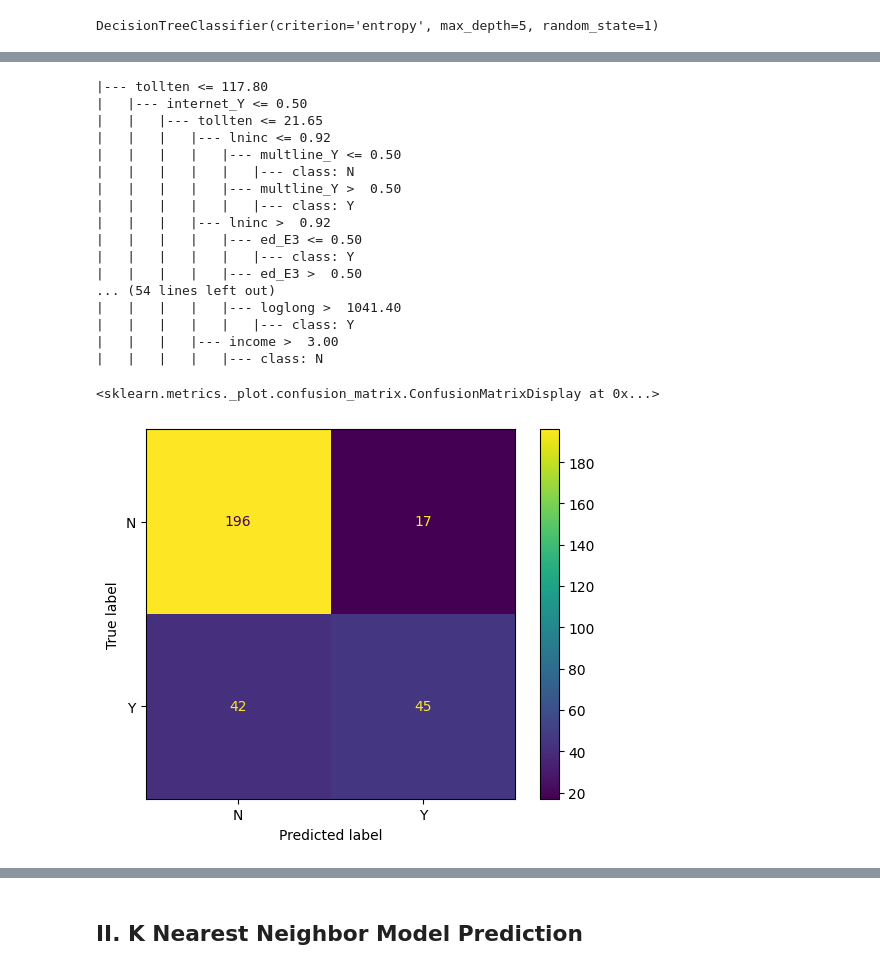
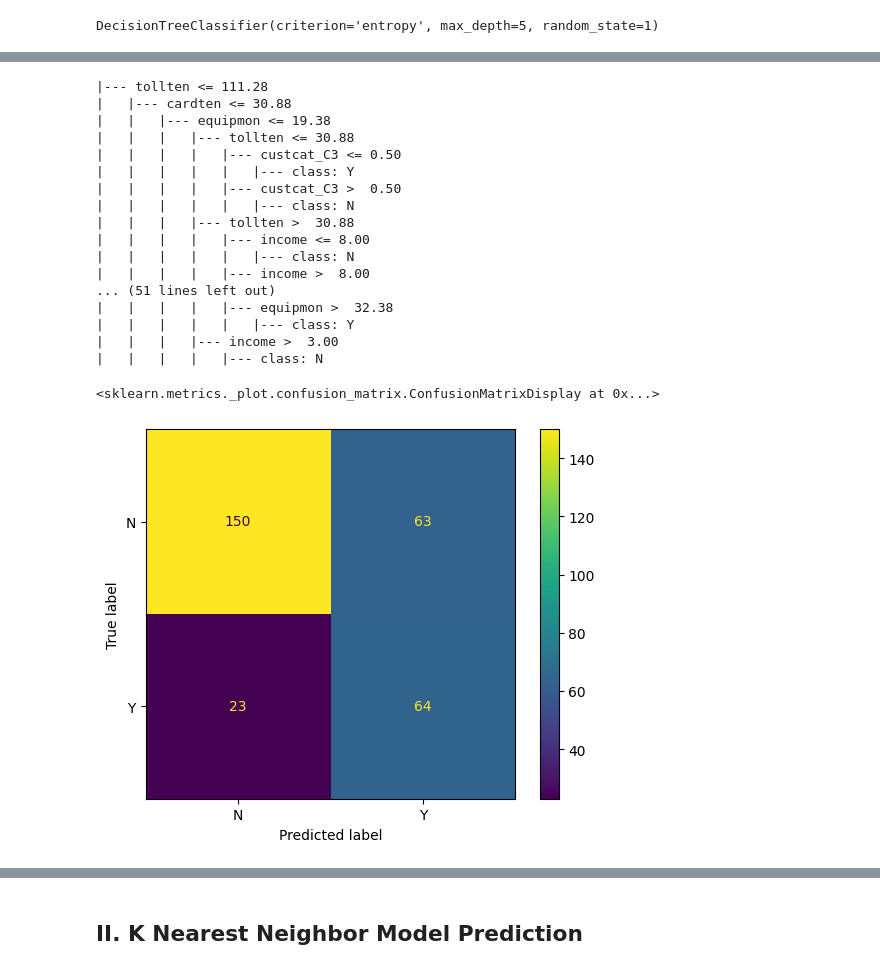
Before and after one commit to Chanbomey/Chanbomey, a Jupyter notebook: Customer_Churn_Project.ipynb, the cells around one changed output, grey strips where cells are left out. Saved outputs shown, nothing was run; the diff lists cells and outputs as text; code cells hidden in the pictures.

```diff
--- a/Customer_Churn_Project.ipynb
+++ b/Customer_Churn_Project.ipynb
@@ -435,3 +440,24 @@ predictors_train, predictors_test, target_train, target_test = train_test_split(
 print(predictors_train.shape, predictors_test.shape, target_train.shape, target_test.shape)
 # %% [output]
 (700, 43) (300, 43) (700,) (300,)
+# %%
+# Taking steps to balance the train data
+# Combine predictors_train and target_train into a single DataFrame
+combined_train_df = pd.concat([predictors_train, target_train], axis=1)
+
+# Separate majority and minority classes
+majority_df = combined_train_df[combined_train_df['churn'] == 'N']
+minority_df = combined_train_df[combined_train_df['churn'] == 'Y']
+
+# Undersample the majority class randomly
+undersampled_majority = majority_df.sample(n=len(minority_df), random_state=5)
+
+# Combine the undersampled majority class and the minority class
+undersampled_data = pd.concat([undersampled_majority, minority_df])
+
+# Shuffle the combined DataFrame to ensure randomness
+balanced_data = undersampled_data.sample(frac=1, random_state=5)
+
+# Split the balanced_data into predictors_train and target_train
+predictors_train = balanced_data.drop(columns=['churn'])
+target_train = balanced_data['churn']
@@ -444,5 +486,5 @@ print(predictors_train.shape, predictors_test.shape, target_train.shape, target_
 # %%
-# Build a decision tree model on training data with max_depth = 3
-model1 = DecisionTreeClassifier(criterion = "entropy", random_state = 1, max_depth = 3)
-model1.fit(predictors_train, target_train)
+# Build a decision tree model on training data with max_depth = 2
+model_DT1 = DecisionTreeClassifier(criterion = "entropy", random_state = 1, max_depth = 2)
+model_DT1.fit(predictors_train, target_train)
 # %% [output]
@@ -526,8 +547,8 @@ The model achieved an overall accuracy of 0.79, indicating that the majority of
 ### Max_depth = 5
 # %%
 # Build a decision tree model on training data with max_depth = 5
-model2 = DecisionTreeClassifier(criterion = "entropy", random_state = 1, max_depth = 5)
-model2.fit(predictors_train, target_train)
+model_DT2 = DecisionTreeClassifier(criterion = "entropy", random_state = 1, max_depth = 5)
+model_DT2.fit(predictors_train, target_train)
 # %% [output]
 DecisionTreeClassifier(criterion='entropy', max_depth=5, random_state=1)
 # %%
@@ -559,31 +580,31 @@ tree.plot_tree(model2,
 # %%
 # Text version of decision tree
-print(tree.export_text(model2, feature_names=list(customer_churn.columns)[1:]))
+print(tree.export_text(model_DT2, feature_names=list(customer_churn.columns)[1:]))
 # %% [output]
-|--- tollten <= 117.80
-|   |--- internet_Y <= 0.50
-|   |   |--- tollten <= 21.65
-|   |   |   |--- lninc <= 0.92
-|   |   |   |   |--- multline_Y <= 0.50
+|--- tollten <= 111.28
+|   |--- cardten <= 30.88
+|   |   |--- equipmon <= 19.38
+|   |   |   |--- tollten <= 30.88
+|   |   |   |   |--- custcat_C3 <= 0.50
+|   |   |   |   |   |--- class: Y
+|   |   |   |   |--- custcat_C3 >  0.50
 |   |   |   |   |   |--- class: N
-|   |   |   |   |--- multline_Y >  0.50
-|   |   |   |   |   |--- class: Y
-|   |   |   |--- lninc >  0.92
-|   |   |   |   |--- ed_E3 <= 0.50
-|   |   |   |   |   |--- class: Y
-|   |   |   |   |--- ed_E3 >  0.50
-... (54 lines left out)
-|   |   |   |   |--- loglong >  1041.40
+|   |   |   |--- tollten >  30.88
+|   |   |   |   |--- income <= 8.00
+|   |   |   |   |   |--- class: N
+|   |   |   |   |--- income >  8.00
+... (51 lines left out)
+|   |   |   |   |--- equipmon >  32.38
 |   |   |   |   |   |--- class: Y
 |   |   |   |--- income >  3.00
 |   |   |   |   |--- class: N
 # %%
 # Make predictions on testing data
-prediction_on_test = model2.predict(predictors_test)
+prediction_on_test = model_DT2.predict(predictors_test)
 # %%
 # Examine the evaluation results on testing data: confusion_matrix
-cm_DT = confusion_matrix(target_test, prediction_on_test)
-ConfusionMatrixDisplay(confusion_matrix=cm_DT, display_labels=model2.classes_).plot()
+cm_DT2 = confusion_matrix(target_test, prediction_on_test)
+ConfusionMatrixDisplay(confusion_matrix=cm_DT2, display_labels=model_DT2.classes_).plot()
 # %% [output]
 <sklearn.metrics._plot.confusion_matrix.ConfusionMatrixDisplay at 0x...>
-[figure, old version]
+[figure, new version]
```
Also changed, not shown: parts of 85 cells of this notebook.
